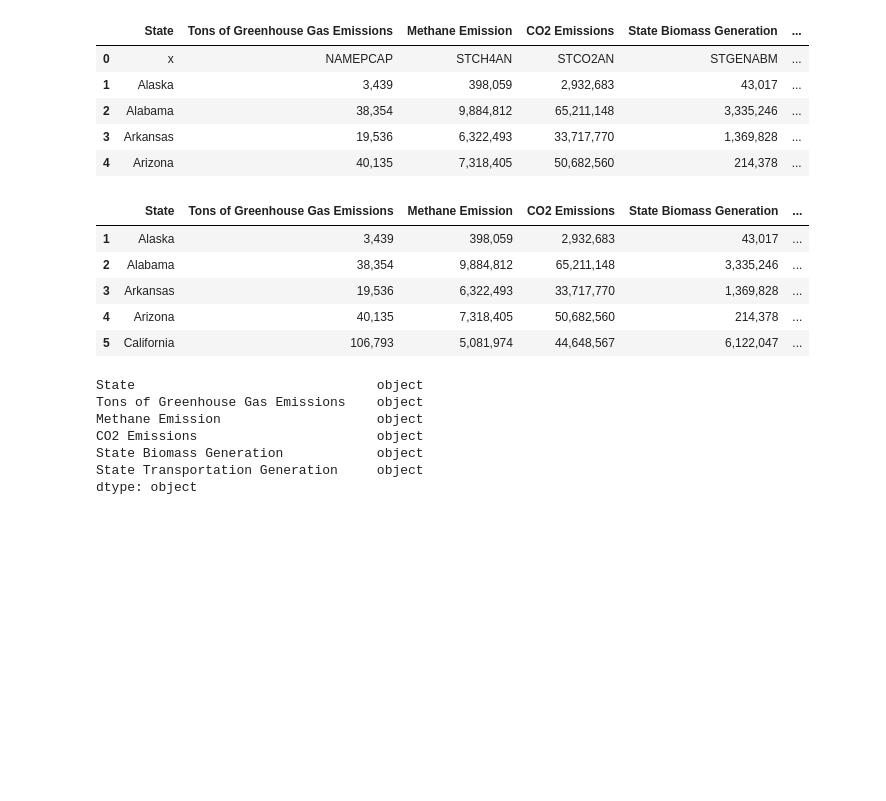
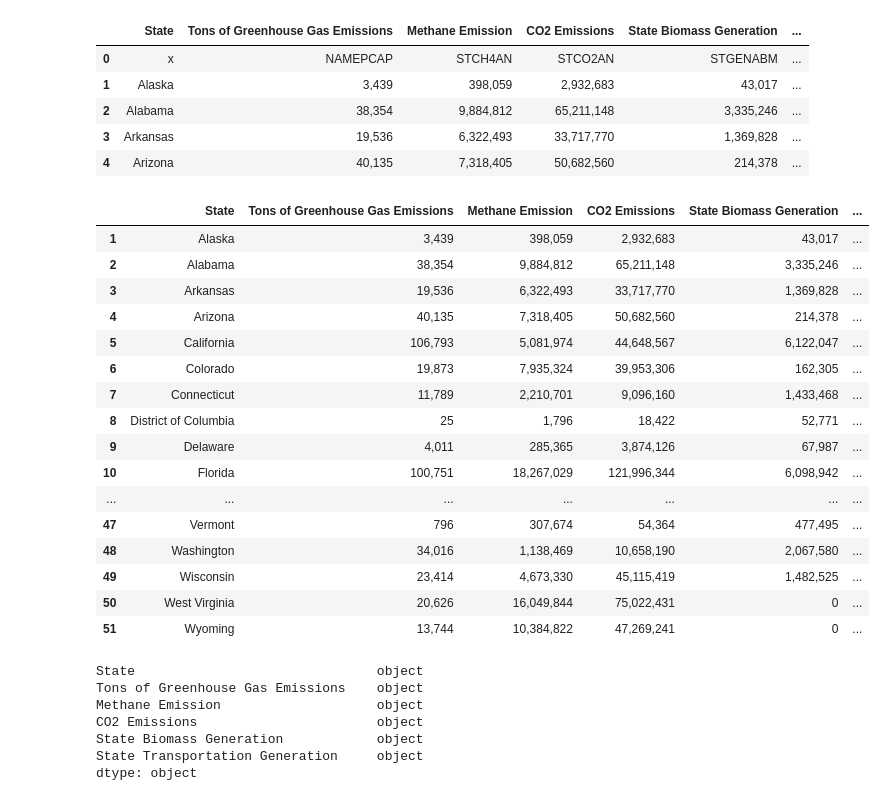
Before and after one commit to tmcbeth/Project-2, a Jupyter notebook: emission_conor.ipynb, the cells around one changed output. Cells and saved outputs as stored; diff of their text form; code cells hidden in the pictures; blank space fills up the shorter version.

```diff
--- a/emission_conor.ipynb
+++ b/emission_conor.ipynb
@@ -49,14 +60,25 @@ methane1_df.head()
 | 4 | Arizona | 40,135 | 7,318,405 | 50,682,560 | 214,378 | ... |
 # %%
 methane2_df = methane1_df.iloc[1:]
-methane2_df.head()
+methane2_df
 # %% [output]
 |  | State | Tons of Greenhouse Gas Emissions | Methane Emission | CO2 Emissions | State Biomass Generation | ... |
 | 1 | Alaska | 3,439 | 398,059 | 2,932,683 | 43,017 | ... |
 | 2 | Alabama | 38,354 | 9,884,812 | 65,211,148 | 3,335,246 | ... |
 | 3 | Arkansas | 19,536 | 6,322,493 | 33,717,770 | 1,369,828 | ... |
 | 4 | Arizona | 40,135 | 7,318,405 | 50,682,560 | 214,378 | ... |
 | 5 | California | 106,793 | 5,081,974 | 44,648,567 | 6,122,047 | ... |
+| 6 | Colorado | 19,873 | 7,935,324 | 39,953,306 | 162,305 | ... |
+| 7 | Connecticut | 11,789 | 2,210,701 | 9,096,160 | 1,433,468 | ... |
+| 8 | District of Columbia | 25 | 1,796 | 18,422 | 52,771 | ... |
+| 9 | Delaware | 4,011 | 285,365 | 3,874,126 | 67,987 | ... |
+| 10 | Florida | 100,751 | 18,267,029 | 121,996,344 | 6,098,942 | ... |
+| ... | ... | ... | ... | ... | ... | ... |
+| 47 | Vermont | 796 | 307,674 | 54,364 | 477,495 | ... |
+| 48 | Washington | 34,016 | 1,138,469 | 10,658,190 | 2,067,580 | ... |
+| 49 | Wisconsin | 23,414 | 4,673,330 | 45,115,419 | 1,482,525 | ... |
+| 50 | West Virginia | 20,626 | 16,049,844 | 75,022,431 | 0 | ... |
+| 51 | Wyoming | 13,744 | 10,384,822 | 47,269,241 | 0 | ... |
 # %%
 methane2_df.dtypes
 # %% [output]
```
Also changed, not shown: parts of 2 cells of this notebook, 2 other files.
